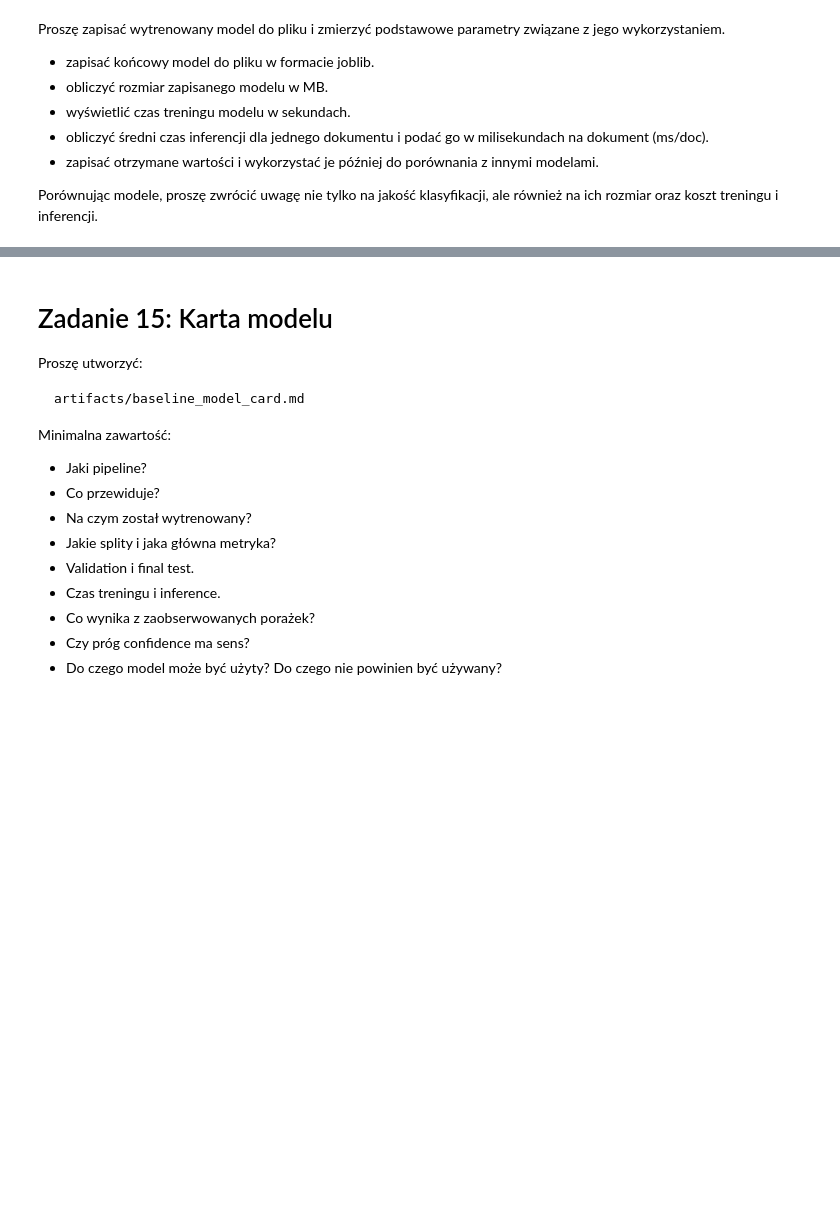
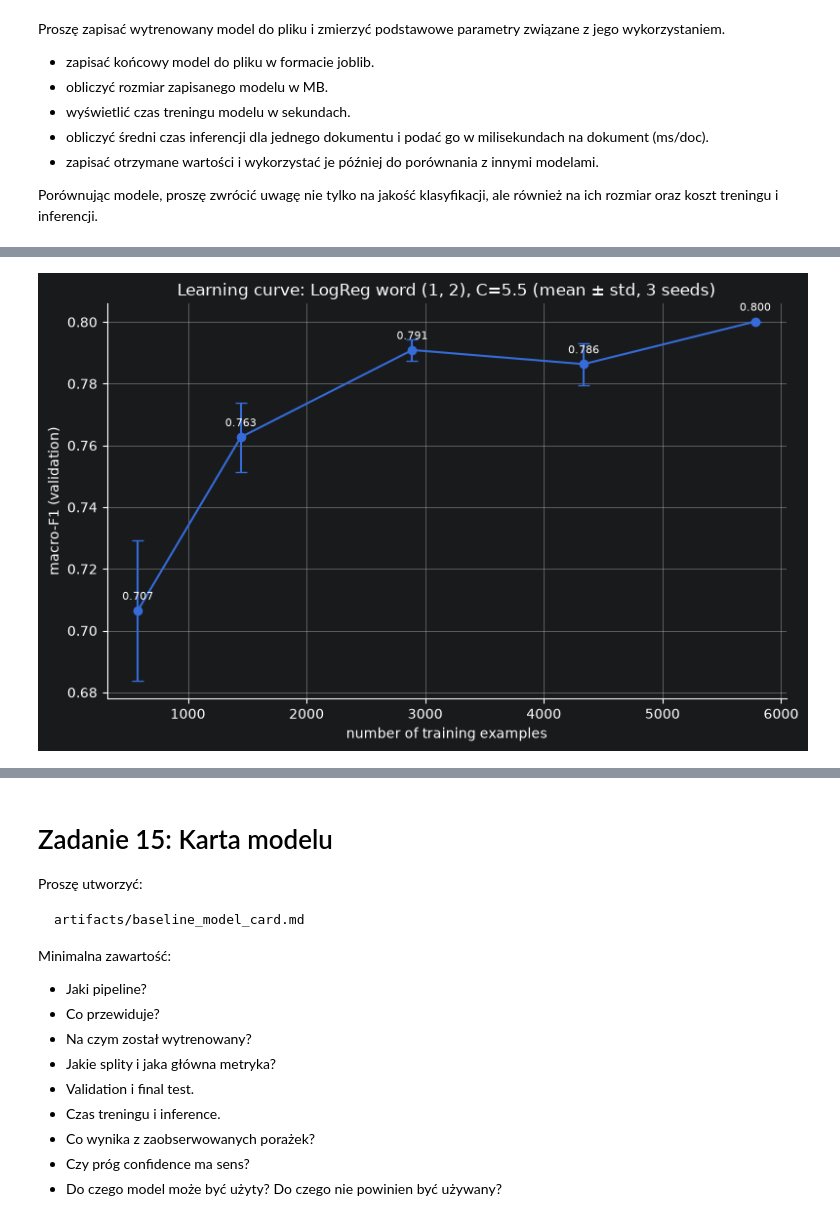
Before and after one commit to dmarek03/nlp-course, a Jupyter notebook: lab_2/002_Baseline.ipynb, the cells around one changed output, grey strips where cells are left out. Cells and saved outputs as stored; diff of their text form; code cells hidden in the pictures; blank space fills up the shorter version.

```diff
--- a/lab_2/002_Baseline.ipynb
+++ b/lab_2/002_Baseline.ipynb
@@ -562,3 +1260,29 @@ Proszę zapisać wytrenowany model do pliku i zmierzyć podstawowe parametry zwi
 - zapisać otrzymane wartości i wykorzystać je później do porównania z innymi modelami.
 
 Porównując modele, proszę zwrócić uwagę nie tylko na jakość klasyfikacji, ale również na ich rozmiar oraz koszt treningu i inferencji.
+# %%
+MODEL_PATH = ARTIFACTS / "final_pipe.joblib"
+joblib.dump(final_pipe, MODEL_PATH)
+model_size_mb = MODEL_PATH.stat().st_size / 1024**2
+
+
+times = []
+
+for _ in range(3):
+    t_s = time.perf_counter()
+    final_pipe.predict(X_test)
+    t_e = time.perf_counter()
+    times.append(t_e - t_s)
+
+final_ms_per_doc =  np.median(times)  / len(X_test)* 1000
+
+final_metrics = {
+    "size_mb": model_size_mb,
+    "train_s": final_train_s,
+    "infer_ms/doc": final_ms_per_doc,
+}
+
+print(f"saved to:     {MODEL_PATH}")
+print(f"size:         {model_size_mb:.2f} MB")
+print(f"train time:   {final_train_s:.2f} s")
+print(f"inference:    {final_ms_per_doc:.4f} ms/doc")
@@ -608,0 +1524,19 @@ Proszę sprawdzić λ ∈ {0.01, 0.05, 0.1} i sprawdzić, czy najlepszy model na
+# %%
+
+fig, ax = plt.subplots(figsize=(8, 5))
+ax.errorbar(lc_df["n_train"], lc_df["mean_macro_f1"], yerr=lc_df["std_macro_f1"],
+            marker="o", capsize=4)
+
+for _, r in lc_df.iterrows():
+    ax.annotate(f"{r.mean_macro_f1:.3f}", (r.n_train, r.mean_macro_f1),
+                textcoords="offset points", xytext=(0, 8), ha="center", fontsize=8)
+
+ax.set_xlabel("number of training examples")
+ax.set_ylabel("macro-F1 (validation)")
+ax.set_title("Learning curve: LogReg word (1, 2), C=5.5 (mean ± std, 3 seeds)")
+ax.spines[["top", "right"]].set_visible(False)
+ax.grid(color="lightgray", linewidth=0.5)
+plt.tight_layout()
+plt.show()
+# %% [output]
+[figure, added]
```
Also changed, not shown: parts of 78 cells of this notebook.
